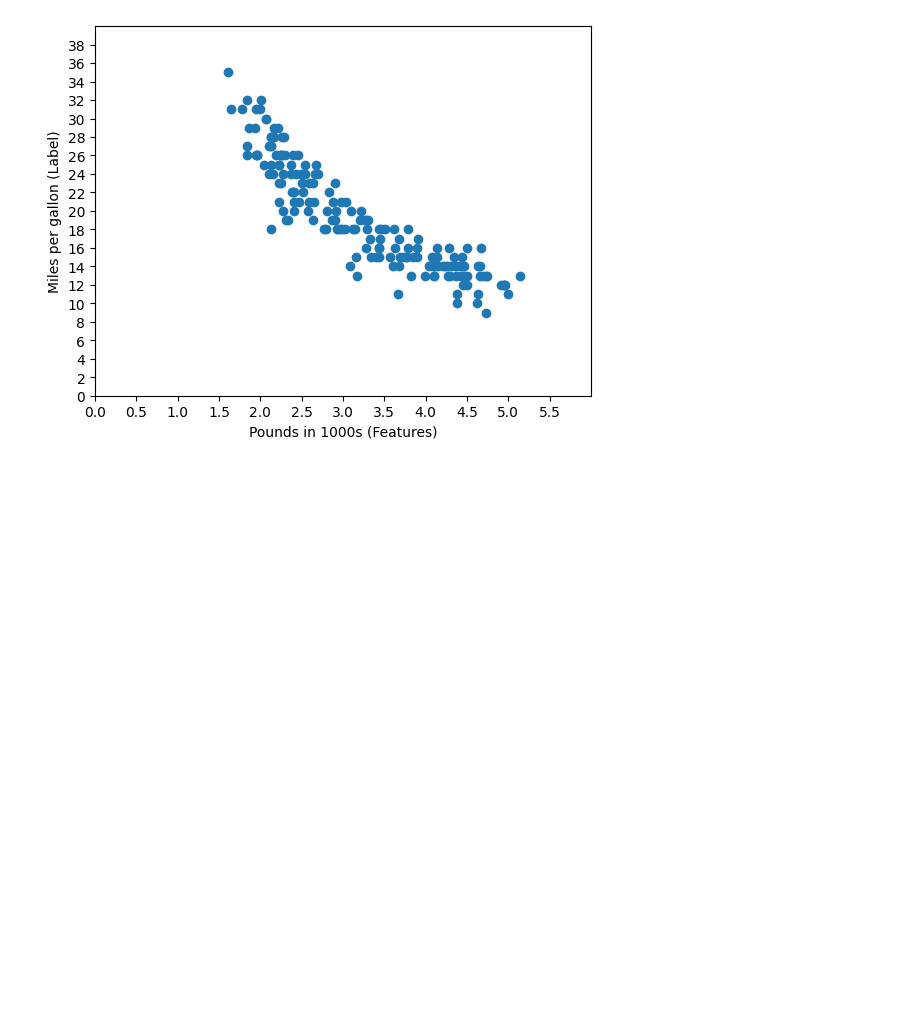
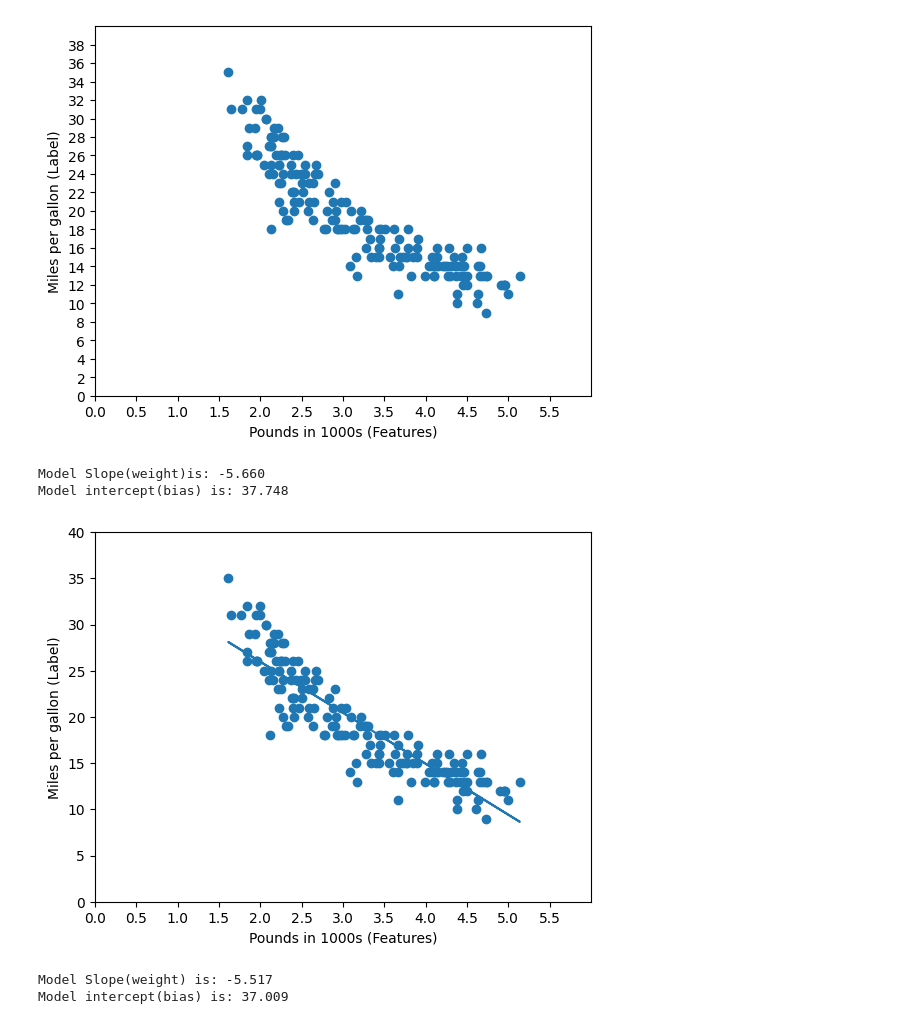
Before and after one commit to Znixz/haidezlair, a Jupyter notebook: ML_Playground.ipynb, the cells around one changed output. Drawn from its saved outputs; the diff is of its cells as text; code cells hidden in the pictures; blank space fills up the shorter version.

```diff
--- a/ML_Playground.ipynb
+++ b/ML_Playground.ipynb
@@ -162,3 +163,44 @@ plt.show()
 | 176 | 3.211 | 19.0 |
 177 rows × 2 columns
 [figure]
+# %%
+rsample =table_RXRY.head(200)
+
+from sklearn.linear_model import LinearRegression
+model = LinearRegression()
+
+model.fit(rsample[["Pounds in 1000s (Features)"]], rsample[["Miles per gallon (Label)"]])
+print(f"Model Slope(weight)is: {model.coef_[0][0]:.3f}")
+print(f"Model intercept(bias) is: {model.intercept_[0]:.3f}")
+# %% [output]
+Model Slope(weight)is: -5.660
+Model intercept(bias) is: 37.748
+# %%
+rsample =table_RXRY.head(177)
+
+from sklearn.linear_model import LinearRegression
+
+model = LinearRegression()
+
+model.fit(rsample[["Pounds in 1000s (Features)"]], rsample[["Miles per gallon (Label)"]])
+
+
+RY_predicted = model.predict(rsample[["Pounds in 1000s (Features)"]])
+plt.scatter(rsample["Pounds in 1000s (Features)"], rsample["Miles per gallon (Label)"])
+plt.plot(rsample["Pounds in 1000s (Features)"], RY_predicted)
+
+plt.xlabel("Pounds in 1000s (Features)")
+plt.ylabel("Miles per gallon (Label)")
+
+plt.xlim(0, 6)
+plt.ylim(0, 40)
+
+plt.xticks(np.arange(0.0, 6.0, 0.5))
+plt.show()
+
+print(f"Model Slope(weight) is: {model.coef_[0][0]:.3f}")
+print(f"Model intercept(bias) is: {model.intercept_[0]:.3f}")
+# %% [output]
+[figure, added]
+Model Slope(weight) is: -5.517
+Model intercept(bias) is: 37.009
```
Also changed, not shown: parts of 1 cell of this notebook.
